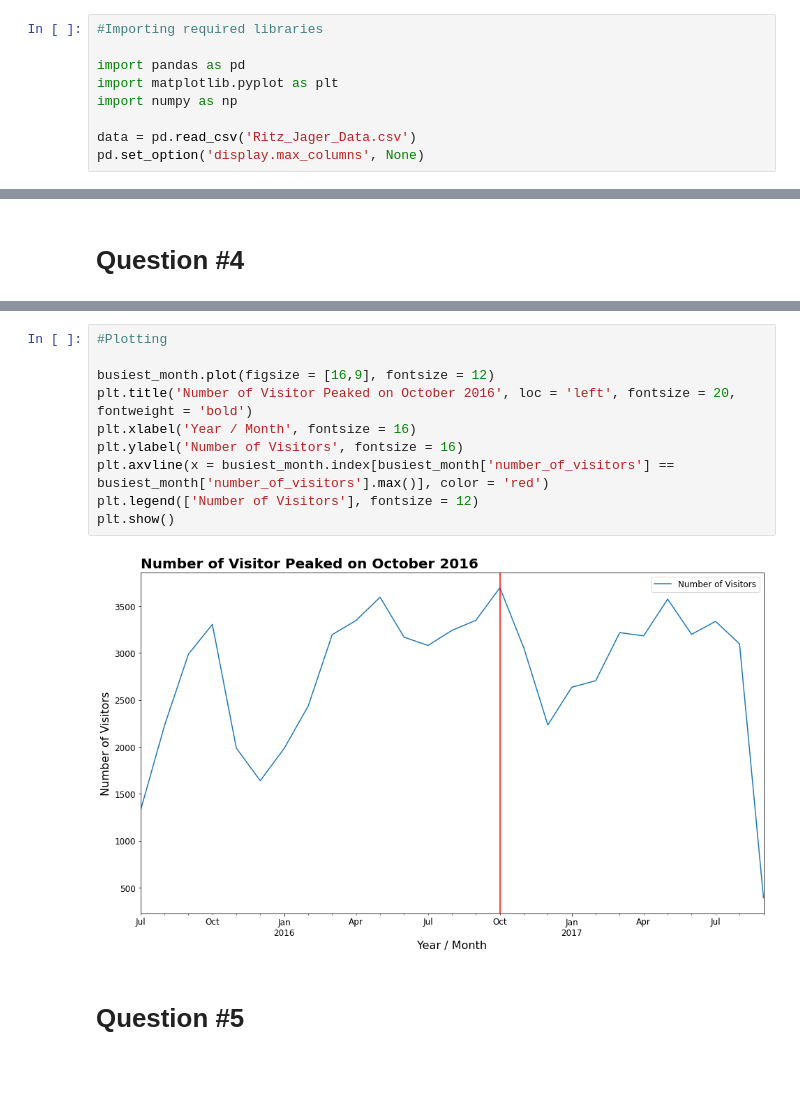
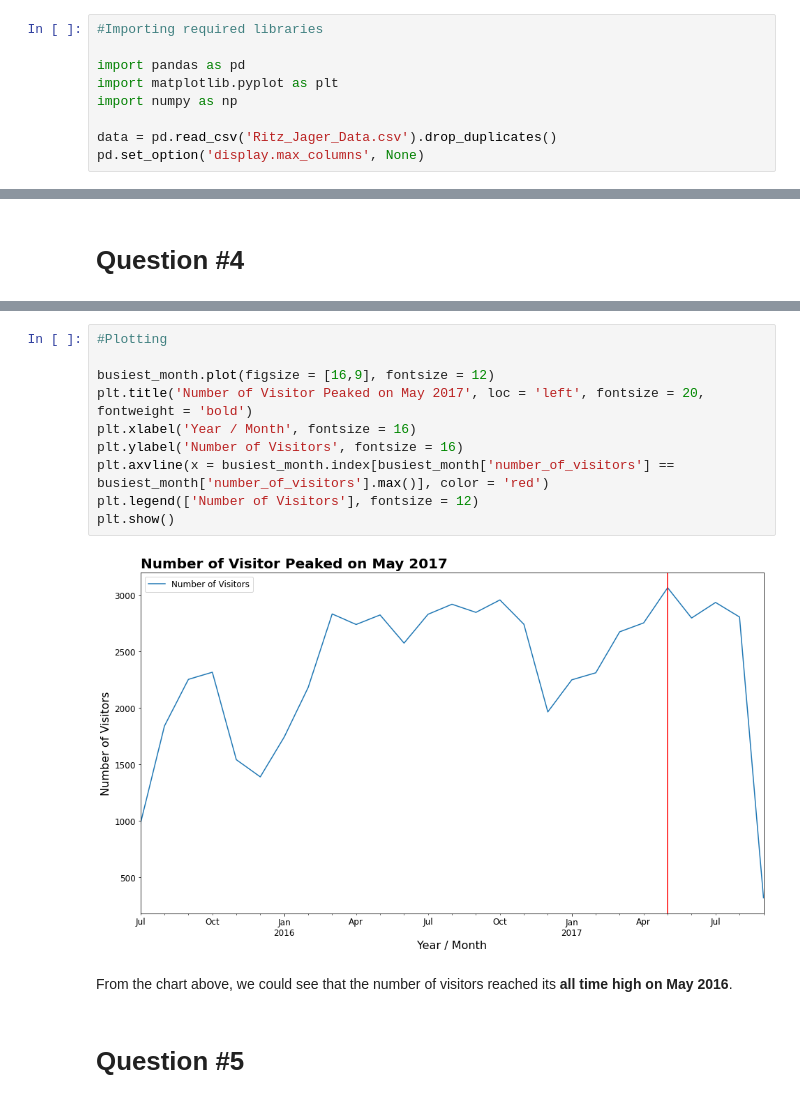
Before and after one commit to wikantyoso/iykra-week3-practicecase, a Jupyter notebook: iykra-week3-basicdataanalysis.ipynb, the cells around one changed output, grey strips where cells are left out. Saved outputs shown, nothing was run; the diff lists cells and outputs as text; blank space fills up the shorter version.

```diff
--- a/iykra-week3-basicdataanalysis.ipynb
+++ b/iykra-week3-basicdataanalysis.ipynb
@@ -30,7 +21,7 @@ import pandas as pd
 import matplotlib.pyplot as plt
 import numpy as np
 
-data = pd.read_csv('Ritz_Jager_Data.csv')
+data = pd.read_csv('Ritz_Jager_Data.csv').drop_duplicates()
 pd.set_option('display.max_columns', None)
 # %%
 data.head()
@@ -187,15 +182,17 @@ busiest_month.head(10)
 # %%
 #Plotting
 
 busiest_month.plot(figsize = [16,9], fontsize = 12)
-plt.title('Number of Visitor Peaked on October 2016', loc = 'left', fontsize = 20, fontweight = 'bold')
+plt.title('Number of Visitor Peaked on May 2017', loc = 'left', fontsize = 20, fontweight = 'bold')
 plt.xlabel('Year / Month', fontsize = 16)
 plt.ylabel('Number of Visitors', fontsize = 16)
 plt.axvline(x = busiest_month.index[busiest_month['number_of_visitors'] == busiest_month['number_of_visitors'].max()], color = 'red')
 plt.legend(['Number of Visitors'], fontsize = 12)
 plt.show()
 # %% [output]
-[figure, old version]
+[figure, new version]
+# %% [markdown]
+From the chart above, we could see that the number of visitors reached its **all time high on May 2016**.
 # %% [markdown]
 # Question #5
 # %%
```
Also changed, not shown: parts of 18 cells of this notebook, 1 other file.
